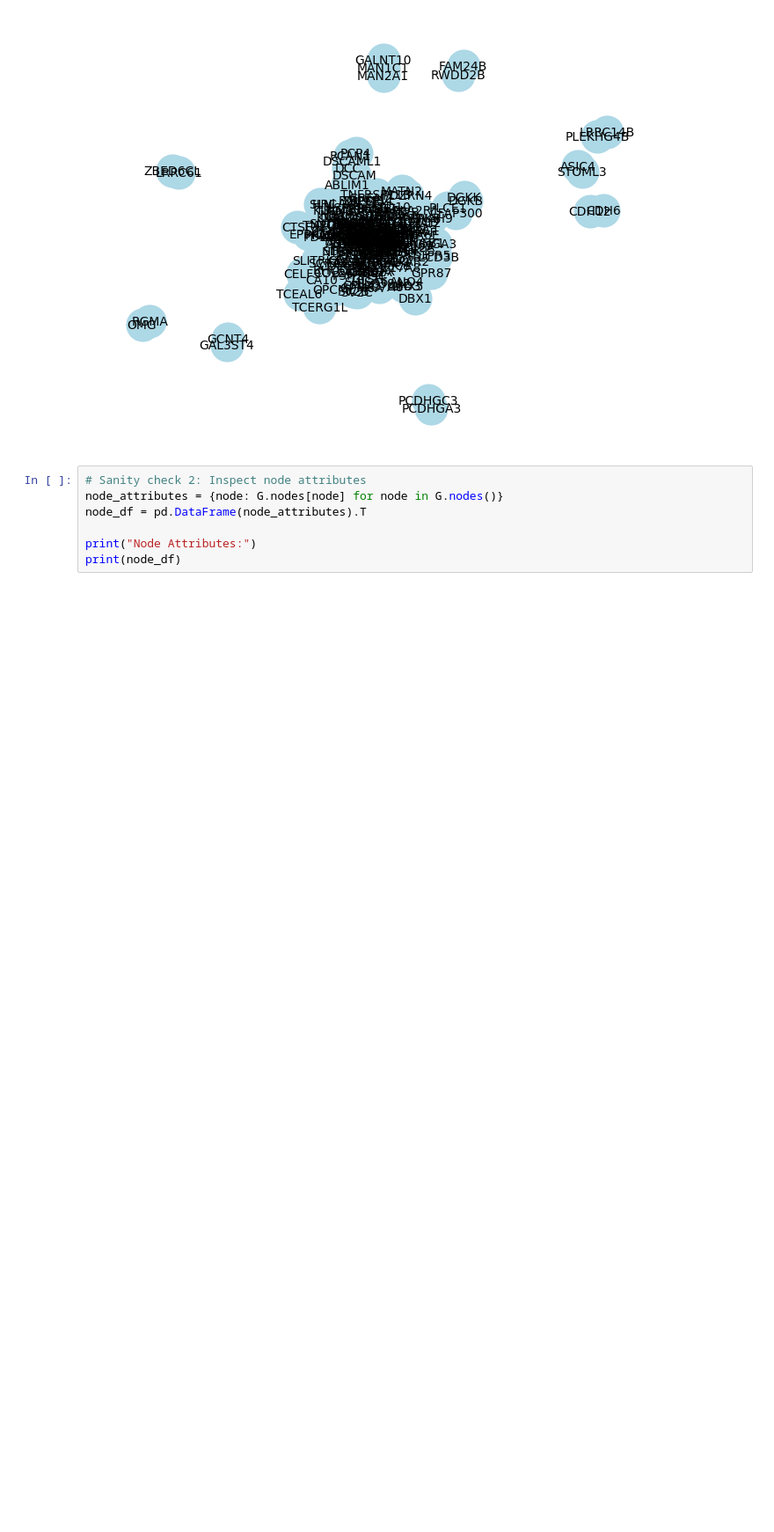
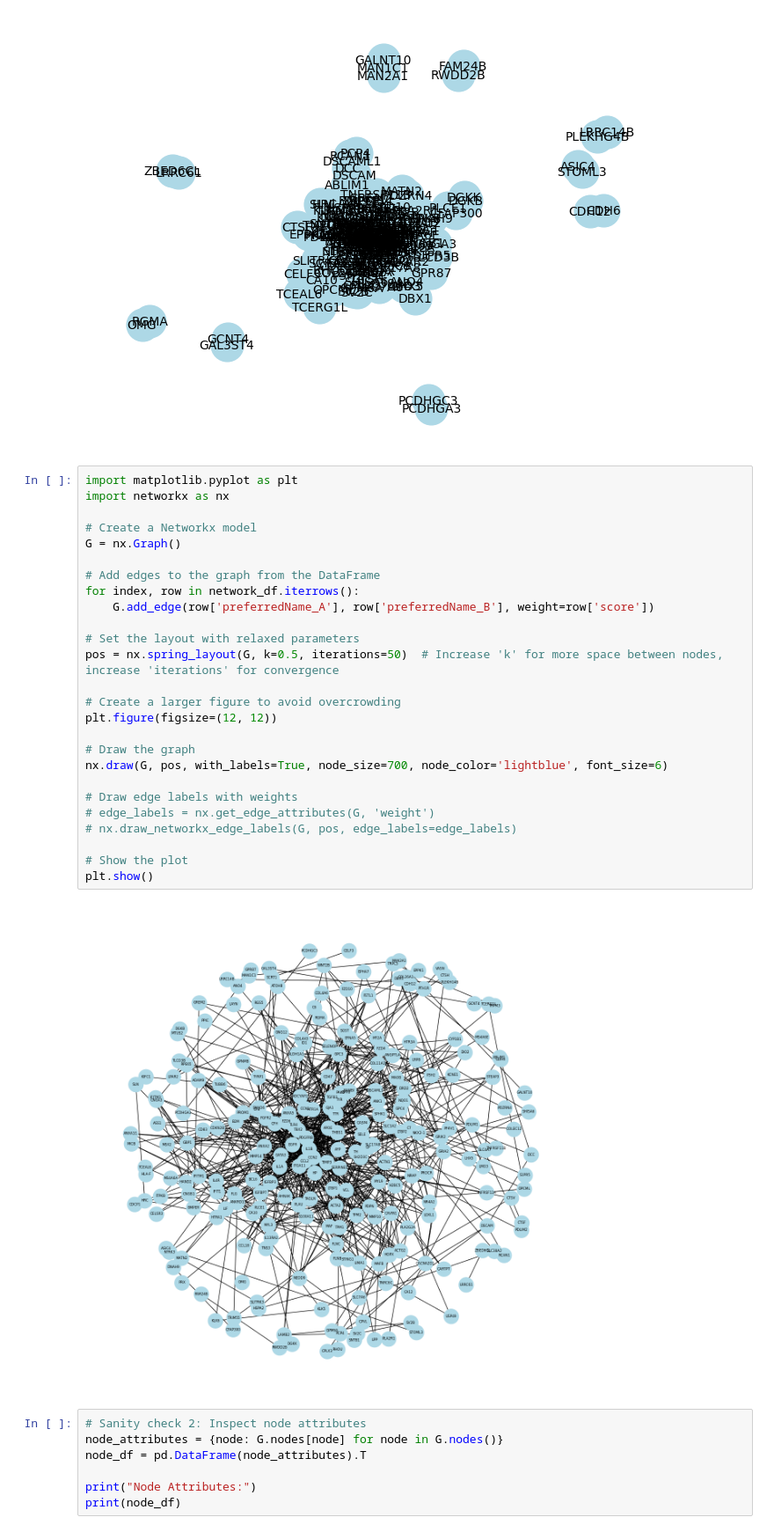
Before and after one commit to geogav/morphophen_networks_spatial, a Jupyter notebook: notebooks/MorphoPhen_Networks.ipynb, the cells around one changed output. Shown at 88% size. Saved outputs shown, nothing was run; the diff lists cells and outputs as text; blank space fills up the shorter version.

Commit message:
Setting up a STRINGdb network

```diff
--- a/notebooks/MorphoPhen_Networks.ipynb
+++ b/notebooks/MorphoPhen_Networks.ipynb
@@ -222,6 +222,34 @@ nx.draw_networkx_edge_labels(G, pos, edge_labels=edge_labels)
 plt.show()
 # %% [output]
 [figure]
+# %%
+import matplotlib.pyplot as plt
+import networkx as nx
+
+# Create a Networkx model
+G = nx.Graph()
+
+# Add edges to the graph from the DataFrame
+for index, row in network_df.iterrows():
+    G.add_edge(row['preferredName_A'], row['preferredName_B'], weight=row['score'])
+
+# Set the layout with relaxed parameters
+pos = nx.spring_layout(G, k=0.5, iterations=50)  # Increase 'k' for more space between nodes, increase 'iterations' for convergence
+
+# Create a larger figure to avoid overcrowding
+plt.figure(figsize=(12, 12))
+
+# Draw the graph
+nx.draw(G, pos, with_labels=True, node_size=700, node_color='lightblue', font_size=6)
+
+# Draw edge labels with weights
+# edge_labels = nx.get_edge_attributes(G, 'weight')
+# nx.draw_networkx_edge_labels(G, pos, edge_labels=edge_labels)
+
+# Show the plot
+plt.show()
+# %% [output]
+[figure, added]
 # %%
 # Sanity check 2: Inspect node attributes
 node_attributes = {node: G.nodes[node] for node in G.nodes()}
```
Also changed, not shown: parts of 6 cells of this notebook.
